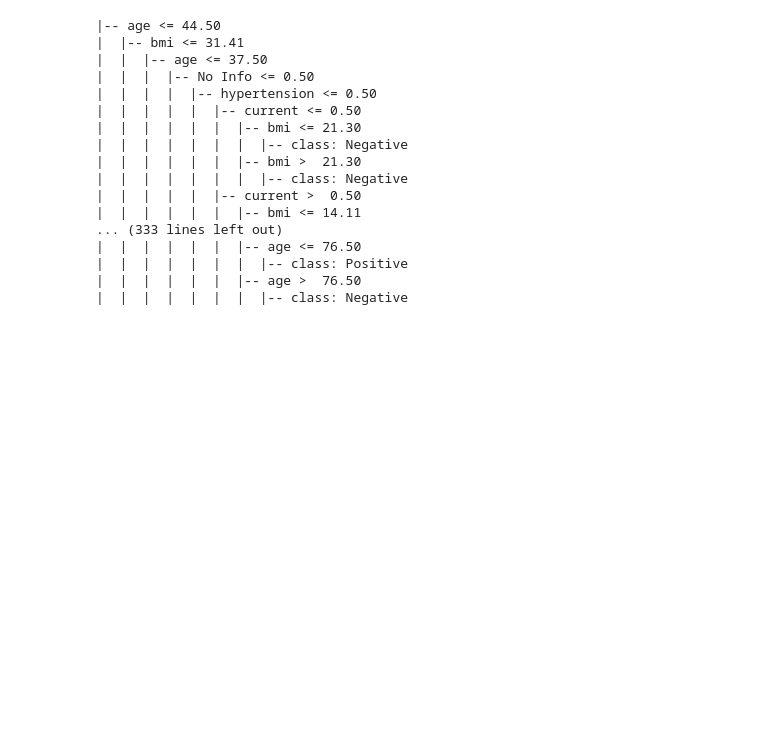
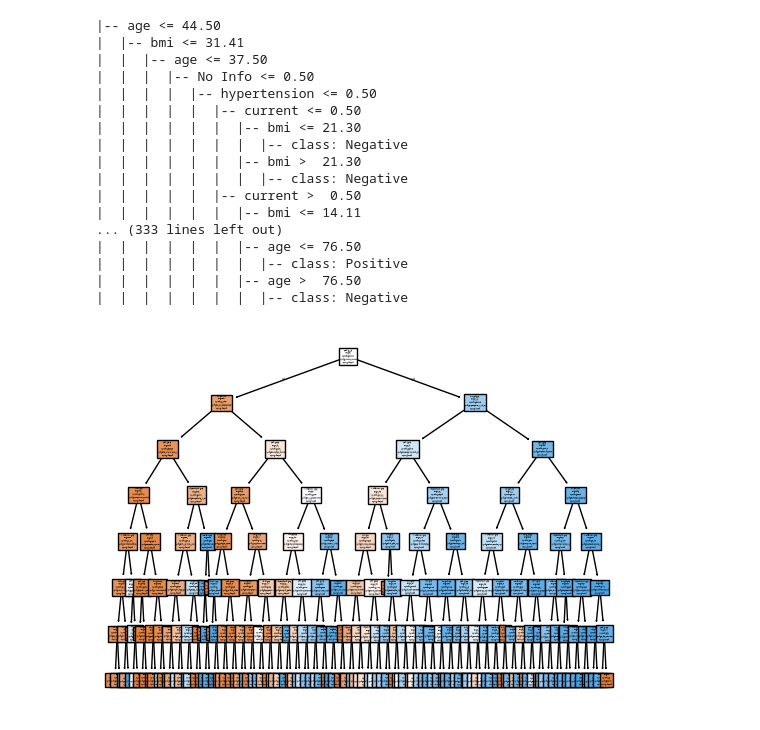
Before and after one commit to JeffTam33/INST414-Module-5-Tam, a Jupyter notebook: Module_5.ipynb, the cells around one changed output. Cells and saved outputs as stored; diff of their text form; code cells hidden in the pictures; blank space fills up the shorter version.

Commit message:
Added new graph for data visualization

```diff
--- a/Module_5.ipynb
+++ b/Module_5.ipynb
@@ -192,7 +190,7 @@ tree_df.plot(title="Accuracy", x="depth", y=["train_accuracy", "test_accuracy"],
 [figure]
 # %%
 #Best Max Depth is 7
-model = DecisionTreeClassifier(max_depth=7,
+model = tree.DecisionTreeClassifier(max_depth=7,
                                 class_weight="balanced",
                                 random_state=42)
 
@@ -266,3 +264,13 @@ print(read)
 |  |  |  |  |  |  |  |-- class: Positive
 |  |  |  |  |  |  |-- age >  76.50
 |  |  |  |  |  |  |  |-- class: Negative
+# %%
+tree.plot_tree(
+    model,
+    feature_names=testing_df.columns.tolist(),
+    class_names=["Negative", "Positive"],
+    filled=True
+)
+plt.show()
+# %% [output]
+[figure, added]
```
Also changed, not shown: parts of 3 cells of this notebook.
